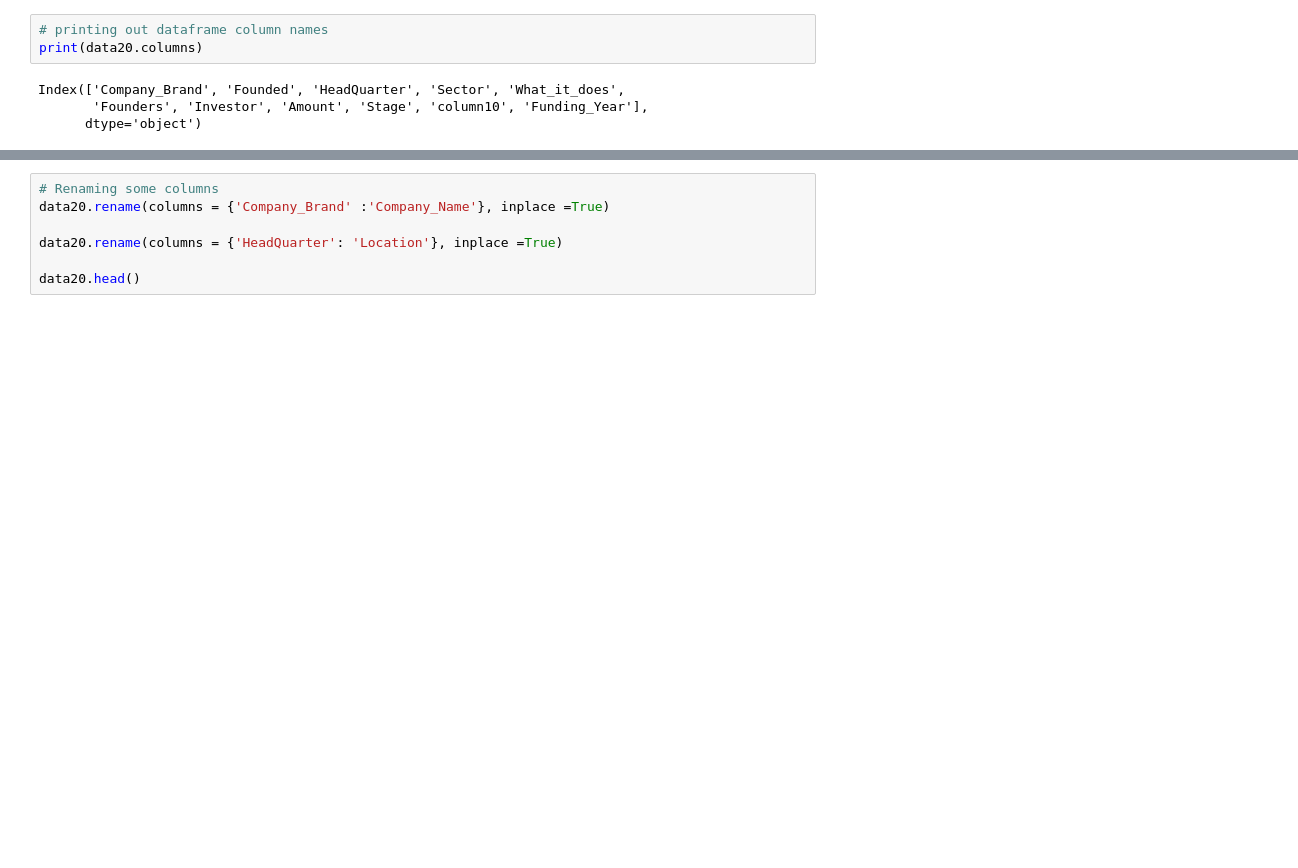
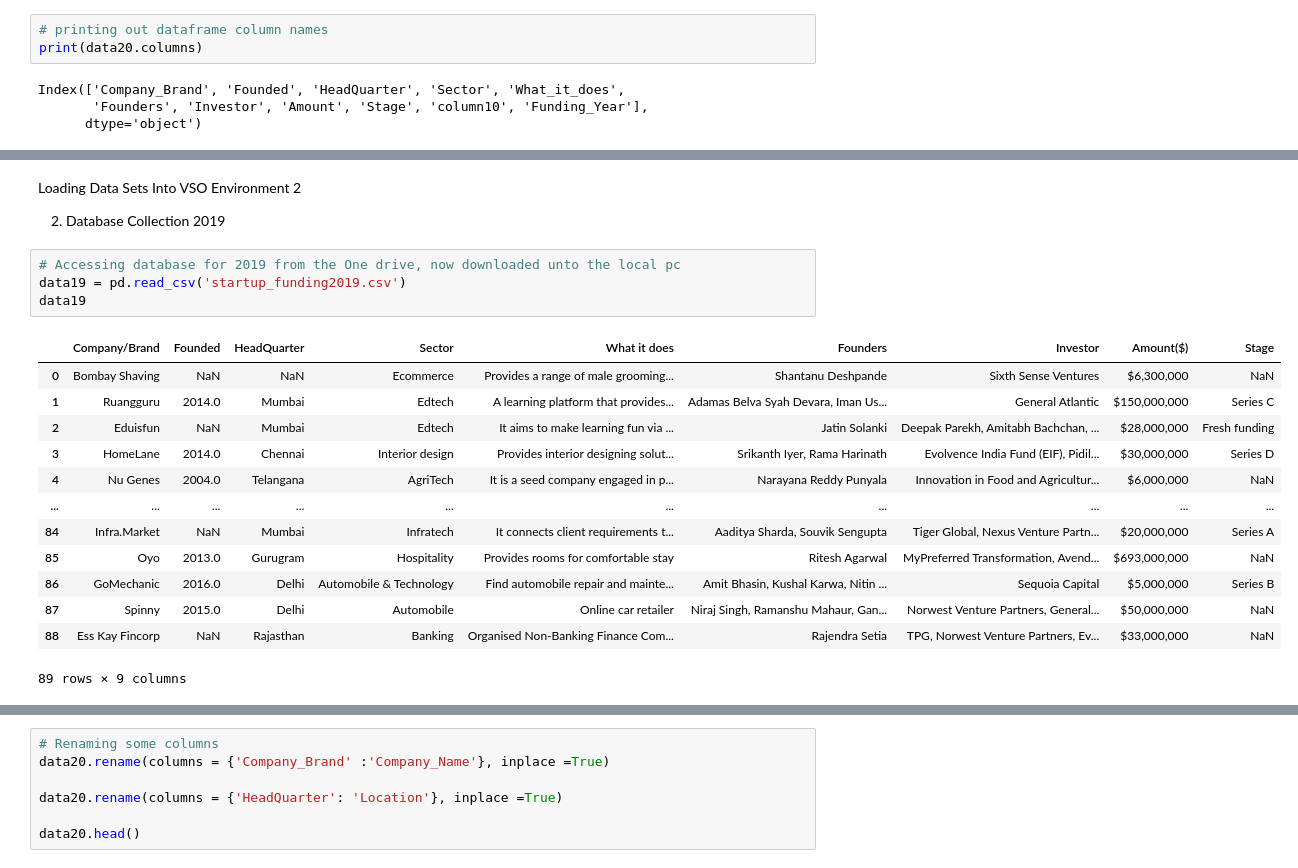
Before and after one commit to Ashgithub1326/INDAIAN-START-UPS-LP1, a Jupyter notebook: Notebooks/Indian_Ecosystem.ipynb, the cells around one changed output, grey strips where cells are left out. Cells and saved outputs as stored; diff of their text form; blank space fills up the shorter version.

```diff
--- a/Notebooks/Indian_Ecosystem.ipynb
+++ b/Notebooks/Indian_Ecosystem.ipynb
@@ -184,0 +304,22 @@ Index(['Company_Brand', 'Founded', 'HeadQuarter', 'Sector', 'What_it_does',
+# %% [markdown]
+Loading Data Sets Into VSO Environment 2
+
+2. Database Collection 2019
+# %%
+# Accessing database for 2019 from the One drive, now downloaded unto the local pc
+data19 = pd.read_csv('startup_funding2019.csv')
+data19
+# %% [output]
+|  | Company/Brand | Founded | HeadQuarter | Sector | What it does | Founders | Investor | Amount($) | Stage |
+| 0 | Bombay Shaving | NaN | NaN | Ecommerce | Provides a range of male grooming... | Shantanu Deshpande | Sixth Sense Ventures | $6,300,000 | NaN |
+| 1 | Ruangguru | 2014.0 | Mumbai | Edtech | A learning platform that provides... | Adamas Belva Syah Devara, Iman Us... | General Atlantic | $150,000,000 | Series C |
+| 2 | Eduisfun | NaN | Mumbai | Edtech | It aims to make learning fun via ... | Jatin Solanki | Deepak Parekh, Amitabh Bachchan, ... | $28,000,000 | Fresh funding |
+| 3 | HomeLane | 2014.0 | Chennai | Interior design | Provides interior designing solut... | Srikanth Iyer, Rama Harinath | Evolvence India Fund (EIF), Pidil... | $30,000,000 | Series D |
+| 4 | Nu Genes | 2004.0 | Telangana | AgriTech | It is a seed company engaged in p... | Narayana Reddy Punyala | Innovation in Food and Agricultur... | $6,000,000 | NaN |
+| ... | ... | ... | ... | ... | ... | ... | ... | ... | ... |
+| 84 | Infra.Market | NaN | Mumbai | Infratech | It connects client requirements t... | Aaditya Sharda, Souvik Sengupta | Tiger Global, Nexus Venture Partn... | $20,000,000 | Series A |
+| 85 | Oyo | 2013.0 | Gurugram | Hospitality | Provides rooms for comfortable stay | Ritesh Agarwal | MyPreferred Transformation, Avend... | $693,000,000 | NaN |
+| 86 | GoMechanic | 2016.0 | Delhi | Automobile & Technology | Find automobile repair and mainte... | Amit Bhasin, Kushal Karwa, Nitin ... | Sequoia Capital | $5,000,000 | Series B |
+| 87 | Spinny | 2015.0 | Delhi | Automobile | Online car retailer | Niraj Singh, Ramanshu Mahaur, Gan... | Norwest Venture Partners, General... | $50,000,000 | NaN |
+| 88 | Ess Kay Fincorp | NaN | Rajasthan | Banking | Organised Non-Banking Finance Com... | Rajendra Setia | TPG, Norwest Venture Partners, Ev... | $33,000,000 | NaN |
+89 rows × 9 columns
```
Also changed, not shown: parts of 18 cells of this notebook, 2 other files.
